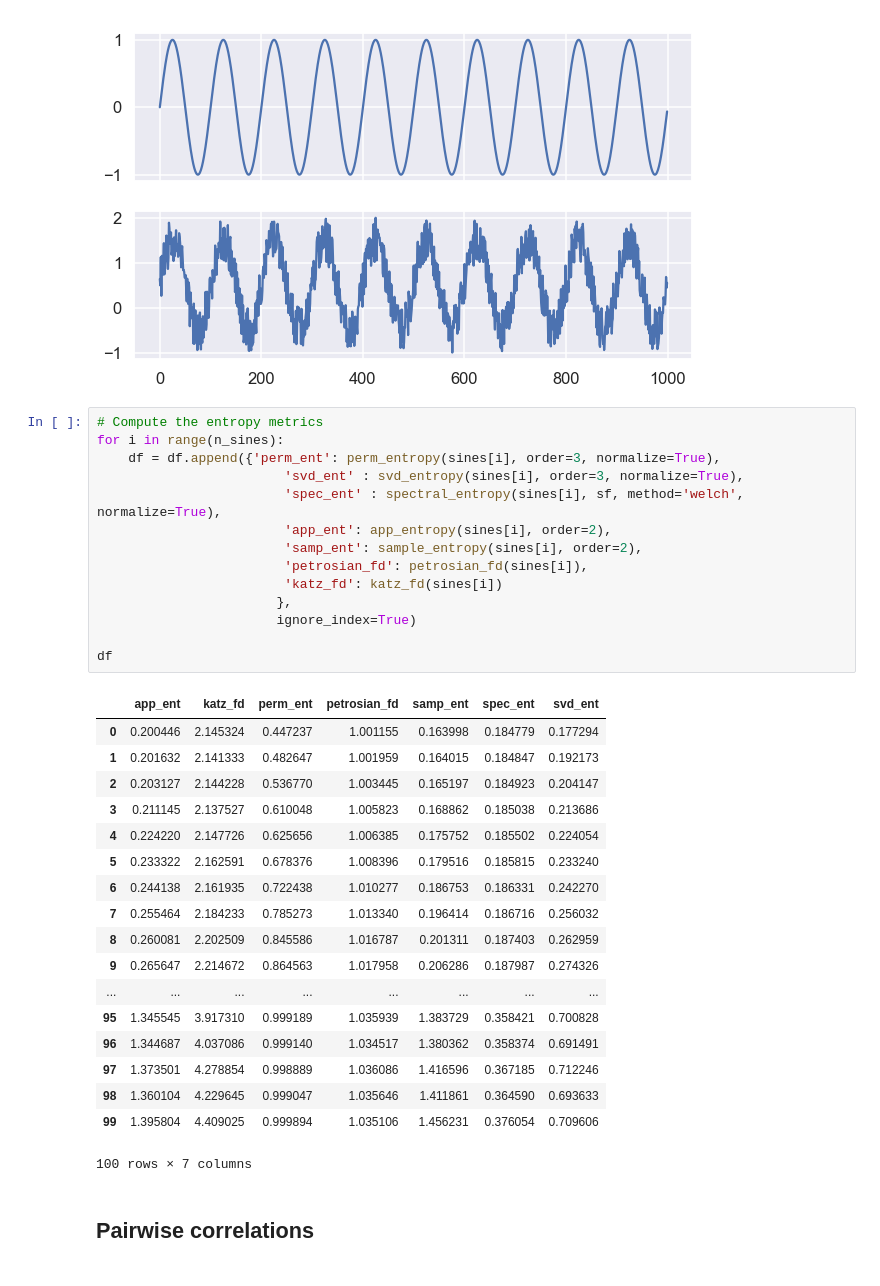
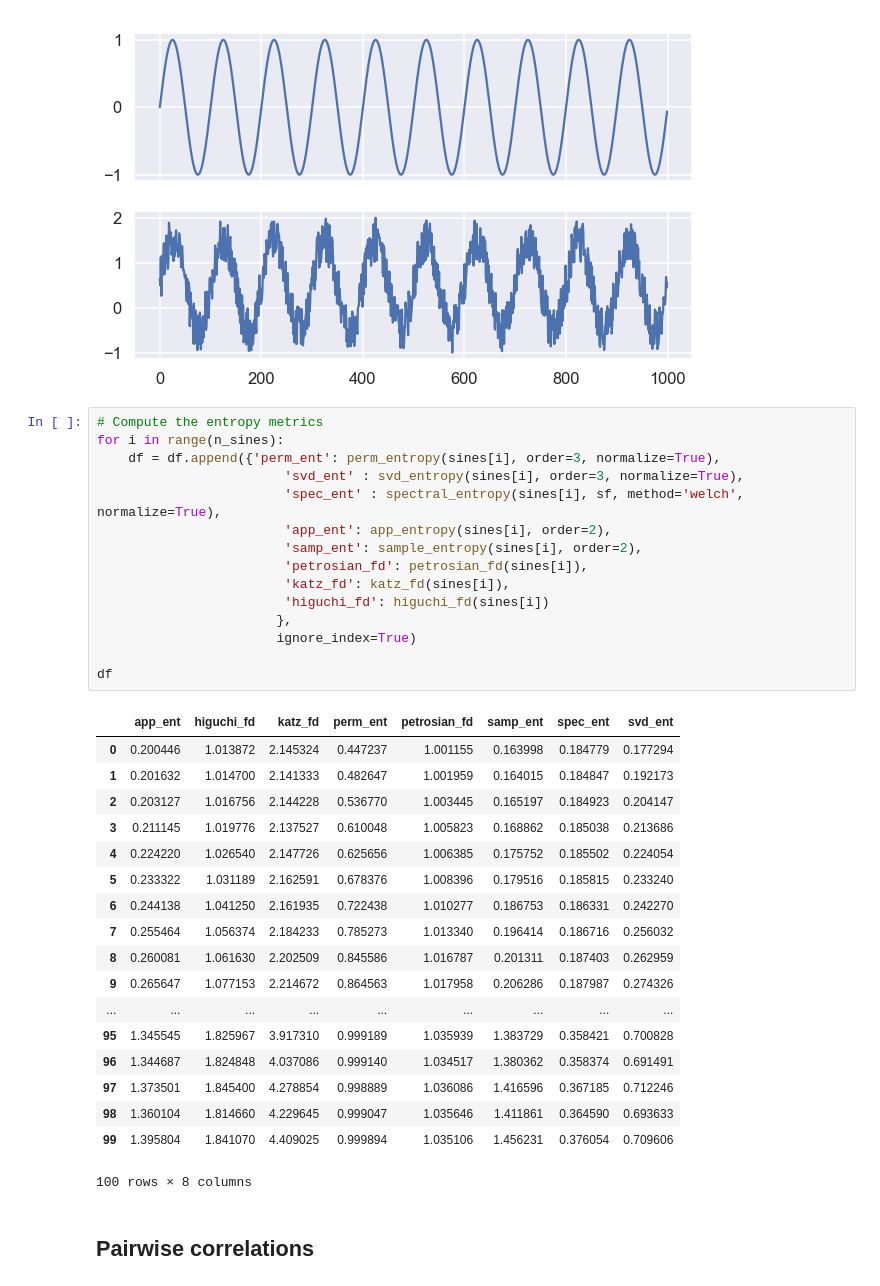
Before and after one commit to raphaelvallat/antropy, a Jupyter notebook: notebooks/complexity_metrics_correlation.ipynb, the cells around one changed output. Saved outputs shown, nothing was run; the diff lists cells and outputs as text.

```diff
--- a/notebooks/complexity_metrics_correlation.ipynb
+++ b/notebooks/complexity_metrics_correlation.ipynb
@@ -35,36 +35,37 @@ ax2.plot(sines[-1])
 # %%
 # Compute the entropy metrics
 for i in range(n_sines):
     df = df.append({'perm_ent': perm_entropy(sines[i], order=3, normalize=True),
                         'svd_ent' : svd_entropy(sines[i], order=3, normalize=True),
                         'spec_ent' : spectral_entropy(sines[i], sf, method='welch', normalize=True),
                         'app_ent': app_entropy(sines[i], order=2),
                         'samp_ent': sample_entropy(sines[i], order=2),
                         'petrosian_fd': petrosian_fd(sines[i]),
-                        'katz_fd': katz_fd(sines[i])
+                        'katz_fd': katz_fd(sines[i]),
+                        'higuchi_fd': higuchi_fd(sines[i])
                        },
                        ignore_index=True)
 
 df
 # %% [output]
-|  | app_ent | katz_fd | perm_ent | petrosian_fd | samp_ent | spec_ent | svd_ent |
-| 0 | 0.200446 | 2.145324 | 0.447237 | 1.001155 | 0.163998 | 0.184779 | 0.177294 |
-| 1 | 0.201632 | 2.141333 | 0.482647 | 1.001959 | 0.164015 | 0.184847 | 0.192173 |
-| 2 | 0.203127 | 2.144228 | 0.536770 | 1.003445 | 0.165197 | 0.184923 | 0.204147 |
-| 3 | 0.211145 | 2.137527 | 0.610048 | 1.005823 | 0.168862 | 0.185038 | 0.213686 |
-| 4 | 0.224220 | 2.147726 | 0.625656 | 1.006385 | 0.175752 | 0.185502 | 0.224054 |
-| 5 | 0.233322 | 2.162591 | 0.678376 | 1.008396 | 0.179516 | 0.185815 | 0.233240 |
-| 6 | 0.244138 | 2.161935 | 0.722438 | 1.010277 | 0.186753 | 0.186331 | 0.242270 |
-| 7 | 0.255464 | 2.184233 | 0.785273 | 1.013340 | 0.196414 | 0.186716 | 0.256032 |
-| 8 | 0.260081 | 2.202509 | 0.845586 | 1.016787 | 0.201311 | 0.187403 | 0.262959 |
-| 9 | 0.265647 | 2.214672 | 0.864563 | 1.017958 | 0.206286 | 0.187987 | 0.274326 |
-| ... | ... | ... | ... | ... | ... | ... | ... |
-| 95 | 1.345545 | 3.917310 | 0.999189 | 1.035939 | 1.383729 | 0.358421 | 0.700828 |
-| 96 | 1.344687 | 4.037086 | 0.999140 | 1.034517 | 1.380362 | 0.358374 | 0.691491 |
-| 97 | 1.373501 | 4.278854 | 0.998889 | 1.036086 | 1.416596 | 0.367185 | 0.712246 |
-| 98 | 1.360104 | 4.229645 | 0.999047 | 1.035646 | 1.411861 | 0.364590 | 0.693633 |
-| 99 | 1.395804 | 4.409025 | 0.999894 | 1.035106 | 1.456231 | 0.376054 | 0.709606 |
+|  | app_ent | higuchi_fd | katz_fd | perm_ent | petrosian_fd | samp_ent | spec_ent | svd_ent |
+| 0 | 0.200446 | 1.013872 | 2.145324 | 0.447237 | 1.001155 | 0.163998 | 0.184779 | 0.177294 |
+| 1 | 0.201632 | 1.014700 | 2.141333 | 0.482647 | 1.001959 | 0.164015 | 0.184847 | 0.192173 |
+| 2 | 0.203127 | 1.016756 | 2.144228 | 0.536770 | 1.003445 | 0.165197 | 0.184923 | 0.204147 |
+| 3 | 0.211145 | 1.019776 | 2.137527 | 0.610048 | 1.005823 | 0.168862 | 0.185038 | 0.213686 |
+| 4 | 0.224220 | 1.026540 | 2.147726 | 0.625656 | 1.006385 | 0.175752 | 0.185502 | 0.224054 |
+| 5 | 0.233322 | 1.031189 | 2.162591 | 0.678376 | 1.008396 | 0.179516 | 0.185815 | 0.233240 |
+| 6 | 0.244138 | 1.041250 | 2.161935 | 0.722438 | 1.010277 | 0.186753 | 0.186331 | 0.242270 |
+| 7 | 0.255464 | 1.056374 | 2.184233 | 0.785273 | 1.013340 | 0.196414 | 0.186716 | 0.256032 |
+| 8 | 0.260081 | 1.061630 | 2.202509 | 0.845586 | 1.016787 | 0.201311 | 0.187403 | 0.262959 |
+| 9 | 0.265647 | 1.077153 | 2.214672 | 0.864563 | 1.017958 | 0.206286 | 0.187987 | 0.274326 |
+| ... | ... | ... | ... | ... | ... | ... | ... | ... |
+| 95 | 1.345545 | 1.825967 | 3.917310 | 0.999189 | 1.035939 | 1.383729 | 0.358421 | 0.700828 |
+| 96 | 1.344687 | 1.824848 | 4.037086 | 0.999140 | 1.034517 | 1.380362 | 0.358374 | 0.691491 |
+| 97 | 1.373501 | 1.845400 | 4.278854 | 0.998889 | 1.036086 | 1.416596 | 0.367185 | 0.712246 |
+| 98 | 1.360104 | 1.814660 | 4.229645 | 0.999047 | 1.035646 | 1.411861 | 0.364590 | 0.693633 |
+| 99 | 1.395804 | 1.841070 | 4.409025 | 0.999894 | 1.035106 | 1.456231 | 0.376054 | 0.709606 |
-100 rows × 7 columns
+100 rows × 8 columns
 # %% [markdown]
 ## Pairwise correlations
 # %%
```
Also changed, not shown: parts of 3 cells of this notebook.
